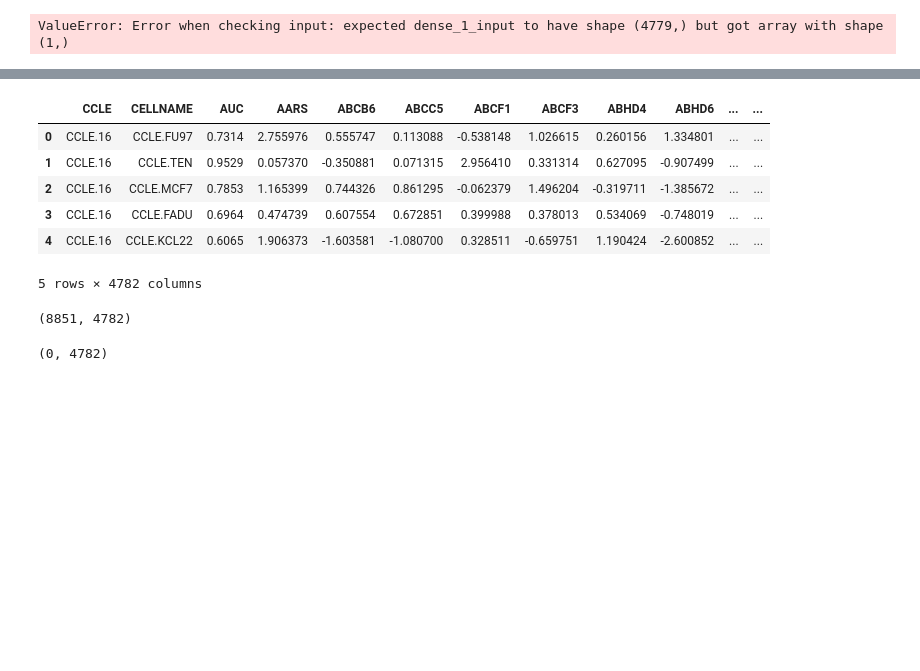
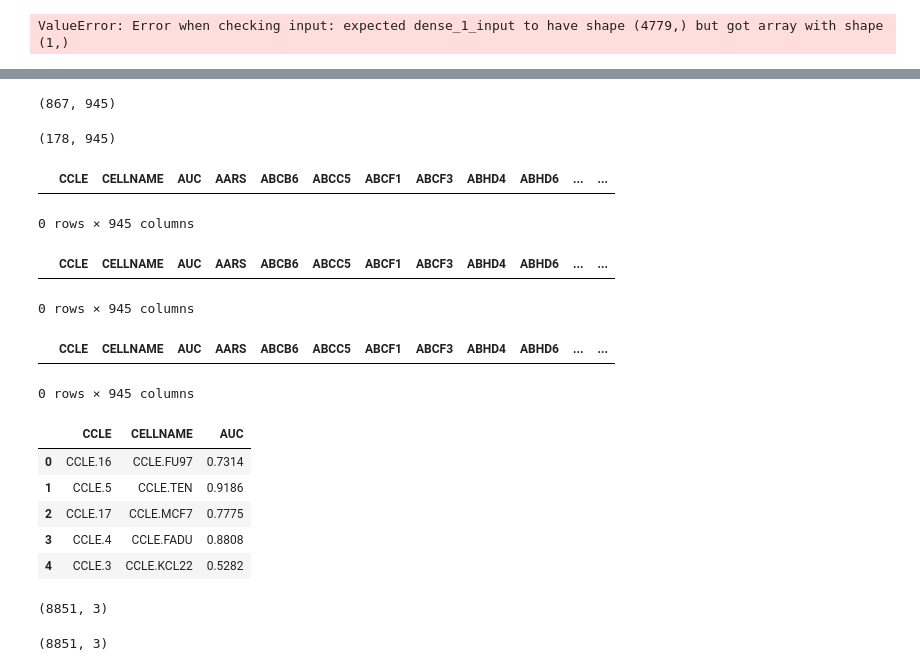
Before and after one commit to vgutta/NCI-DOE-Collab-Pilot1-Single-Drug-Response-Predictor, a Jupyter notebook: Pilot1/P1B3/combat_ccle.ipynb, the cells around one changed output, grey strips where cells are left out. Cells and saved outputs as stored; diff of their text form; code cells hidden in the pictures; blank space fills up the shorter version.

```diff
--- a/Pilot1/P1B3/combat_ccle.ipynb
+++ b/Pilot1/P1B3/combat_ccle.ipynb
@@ -538,25 +542,57 @@ all_test_data[0]
+# %%
+## val
+val_cycle = cycle(range(loader.total)[-loader.n_val:])
+val_indices = list(islice(val_cycle, loader.n_val))
+df_val = loader.df_response.iloc[val_indices, :]
+df_val = df_val.merge(loader.df_cell_expr, on='CELLNAME')
+df_val.shape
+# %% [output]
+(867, 945)
+# %%
+## test
+test_cycle = cycle(range(loader.total, loader.total + loader.n_test))
+test_indices = list(islice(test_cycle, loader.n_test))
+df_test = loader.df_response.iloc[test_indices, :]
+df_test = df_test.merge(loader.df_cell_expr, on='CELLNAME')
+df_test.shape
+# %% [output]
+(178, 945)
+# %%
+df_train.merge(df_val, how='inner')
+# %% [output]
+|  | CCLE | CELLNAME | AUC | AARS | ABCB6 | ABCC5 | ABCF1 | ABCF3 | ABHD4 | ABHD6 | ... | ... |
+0 rows × 945 columns
+# %%
+df_train.merge(df_test, how='inner')
+# %% [output]
+|  | CCLE | CELLNAME | AUC | AARS | ABCB6 | ABCC5 | ABCF1 | ABCF3 | ABHD4 | ABHD6 | ... | ... |
+0 rows × 945 columns
+# %%
+df_val.merge(df_test, how='inner')
+# %% [output]
+|  | CCLE | CELLNAME | AUC | AARS | ABCB6 | ABCC5 | ABCF1 | ABCF3 | ABHD4 | ABHD6 | ... | ... |
+0 rows × 945 columns
 # %%
 all_data = loader.df_response
-all_data = pd.merge(all_data, loader.df_cell_expr, on='CELLNAME')
-all_data = all_data.merge(loader.df_drug_desc_ccle, on='CCLE')
+#all_data = pd.merge(all_data, loader.df_cell_expr, on='CELLNAME')
+#all_data = all_data.merge(loader.df_drug_desc_ccle, on='CCLE')
 all_data.head()
 # %% [output]
-|  | CCLE | CELLNAME | AUC | AARS | ABCB6 | ABCC5 | ABCF1 | ABCF3 | ABHD4 | ABHD6 | ... | ... |
-| 0 | CCLE.16 | CCLE.FU97 | 0.7314 | 2.755976 | 0.555747 | 0.113088 | -0.538148 | 1.026615 | 0.260156 | 1.334801 | ... | ... |
-| 1 | CCLE.16 | CCLE.TEN | 0.9529 | 0.057370 | -0.350881 | 0.071315 | 2.956410 | 0.331314 | 0.627095 | -0.907499 | ... | ... |
-| 2 | CCLE.16 | CCLE.MCF7 | 0.7853 | 1.165399 | 0.744326 | 0.861295 | -0.062379 | 1.496204 | -0.319711 | -1.385672 | ... | ... |
-| 3 | CCLE.16 | CCLE.FADU | 0.6964 | 0.474739 | 0.607554 | 0.672851 | 0.399988 | 0.378013 | 0.534069 | -0.748019 | ... | ... |
-| 4 | CCLE.16 | CCLE.KCL22 | 0.6065 | 1.906373 | -1.603581 | -1.080700 | 0.328511 | -0.659751 | 1.190424 | -2.600852 | ... | ... |
+|  | CCLE | CELLNAME | AUC |
+| 0 | CCLE.16 | CCLE.FU97 | 0.7314 |
+| 1 | CCLE.5 | CCLE.TEN | 0.9186 |
+| 2 | CCLE.17 | CCLE.MCF7 | 0.7775 |
+| 3 | CCLE.4 | CCLE.FADU | 0.8808 |
+| 4 | CCLE.3 | CCLE.KCL22 | 0.5282 |
-5 rows × 4782 columns
 # %%
 all_data.shape
 # %% [output]
-(8851, 4782)
+(8851, 3)
 # %%
-val_data = all_data[all_data['CELLNAME'].isin(df_test_cell)]
+val_data = all_data[~all_data['CELLNAME'].isin(df_test_cell)]
 val_data.shape
 # %% [output]
-(0, 4782)
+(8851, 3)
 # %%
 val_data
 # %% [output]
```
Also changed, not shown: parts of 20 cells of this notebook.
